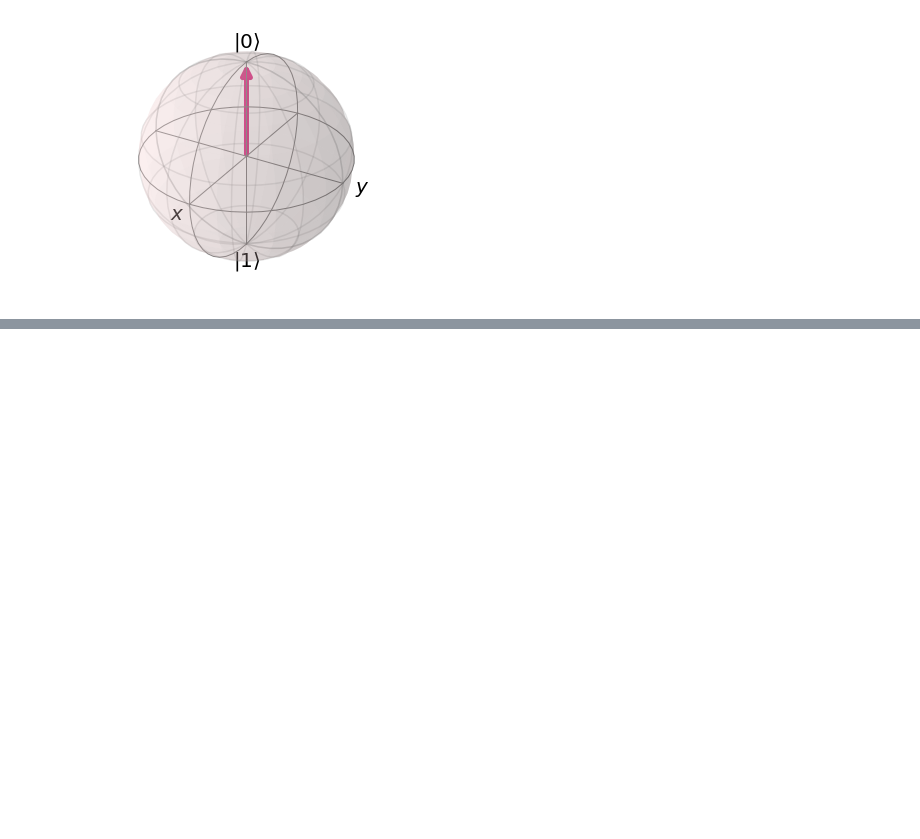
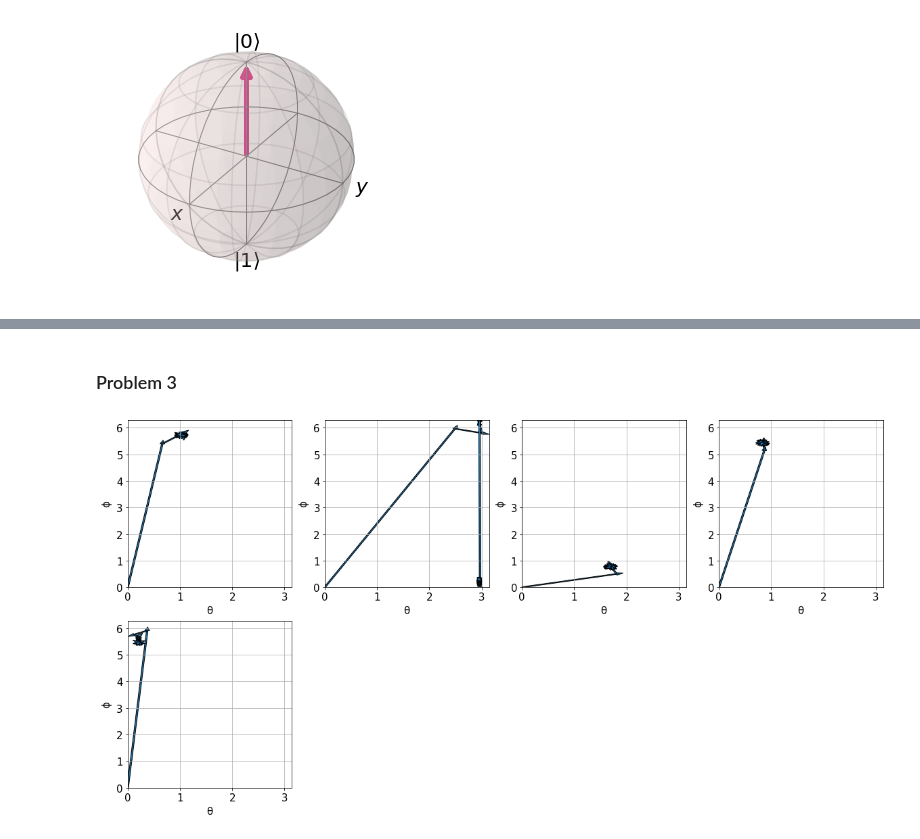
Before and after one commit to GyeonghunKim/qosf-screening-tasks, a Jupyter notebook: task1.ipynb, the cells around one changed output, grey strips where cells are left out. Saved outputs shown, nothing was run; the diff lists cells and outputs as text; code cells hidden in the pictures; blank space fills up the shorter version.

```diff
--- a/task1.ipynb
+++ b/task1.ipynb
@@ -52,0 +95,11 @@ print("\n" + str(res.x[:, 1]%(2 * np.pi)))
+# %% [markdown]
+### Problem 3
+# %%
+solver = PSRWSTSolver()
+number_of_qubits = 5
+random_parameters = 2 * np.pi * np.random.random((number_of_qubits, 2))
+result, trajectory = solver.reproduce_quantum_state(random_parameters)
+# %%
+solver.show_static_parameter_space_trajectory(figsize = (5, 5), fontsize = 15)
+# %% [output]
+[figure, added]
```
Also changed, not shown: parts of 22 cells of this notebook, 5 other files.
